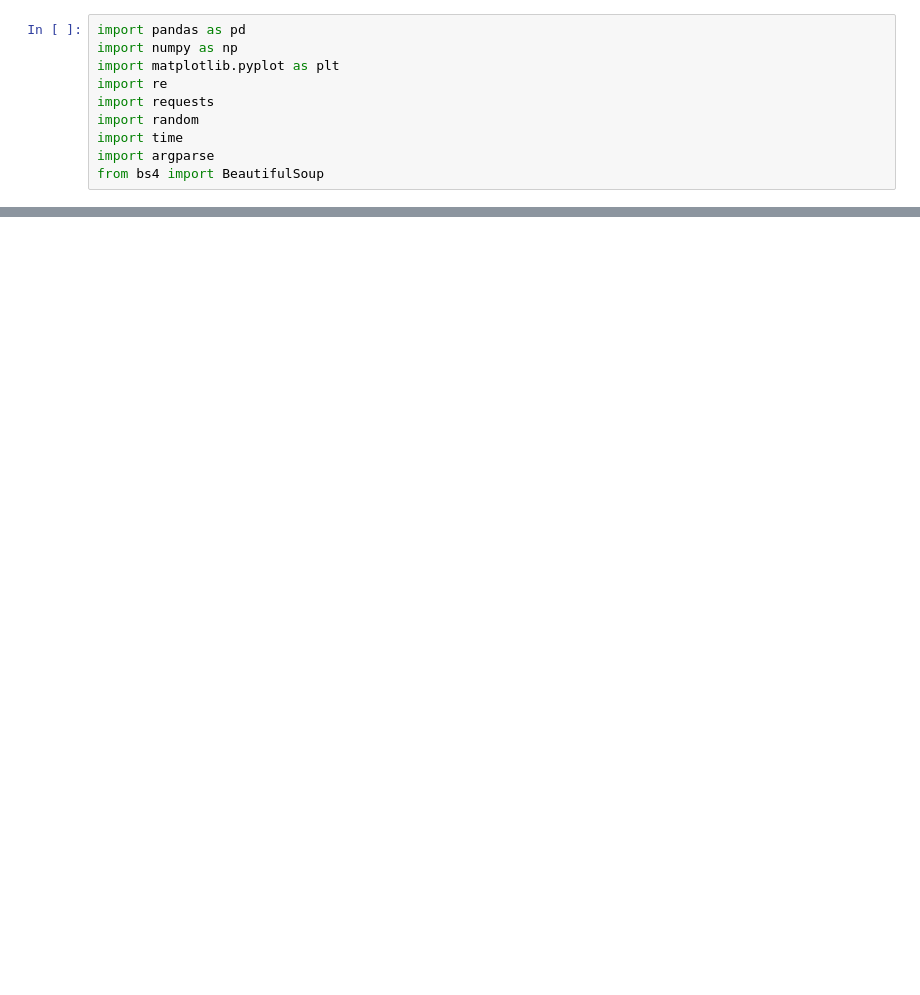
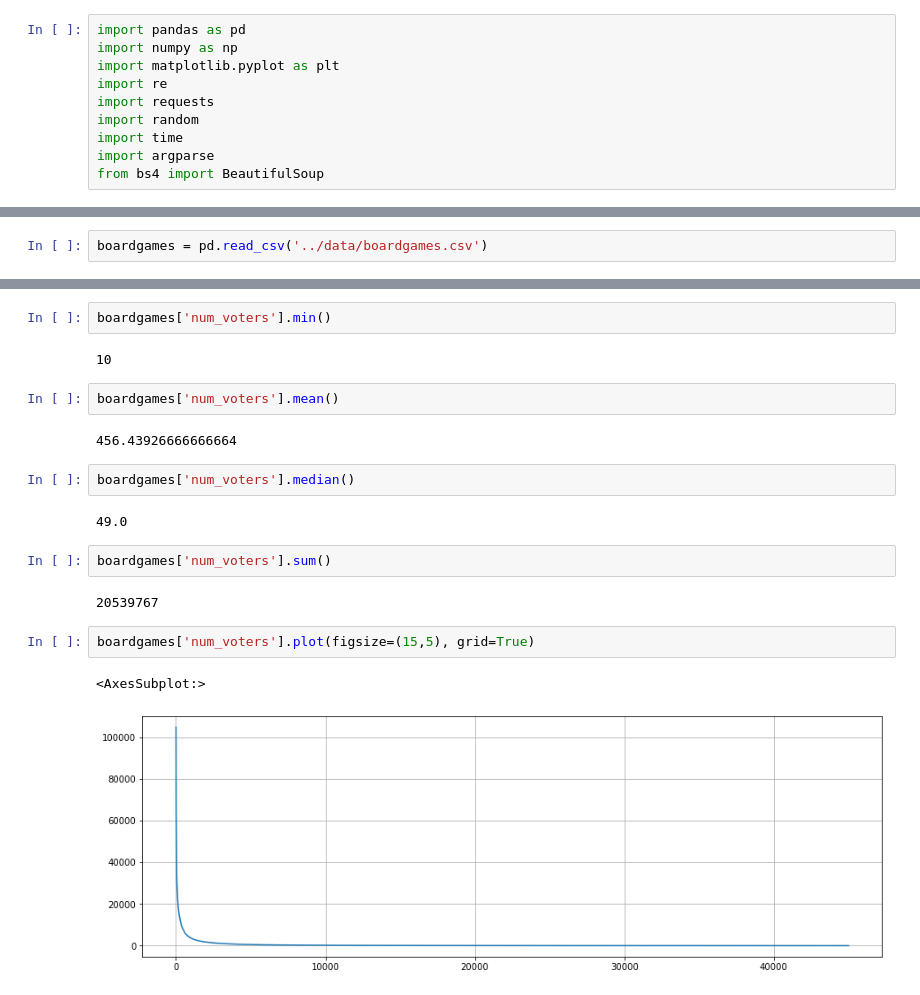
Before and after one commit to bripui/board_game_recommender, a Jupyter notebook: notebooks/data_evaluation.ipynb, the cells around one changed output, grey strips where cells are left out. Drawn from its saved outputs; the diff is of its cells as text; blank space fills up the shorter version.

Commit message:
updated to final data

```diff
--- a/notebooks/data_evaluation.ipynb
+++ b/notebooks/data_evaluation.ipynb
@@ -181,0 +11,2 @@ dtype: int64
+# %%
+boardgames = pd.read_csv('../data/boardgames.csv')
@@ -181,0 +30,21 @@ dtype: int64
+# %%
+boardgames['num_voters'].min()
+# %% [output]
+10
+# %%
+boardgames['num_voters'].mean()
+# %% [output]
+456.43926666666664
+# %%
+boardgames['num_voters'].median()
+# %% [output]
+49.0
+# %%
+boardgames['num_voters'].sum()
+# %% [output]
+20539767
+# %%
+boardgames['num_voters'].plot(figsize=(15,5), grid=True)
+# %% [output]
+<AxesSubplot:>
+[figure, added]
```
Also changed, not shown: parts of 45 cells of this notebook, 4 other files.
